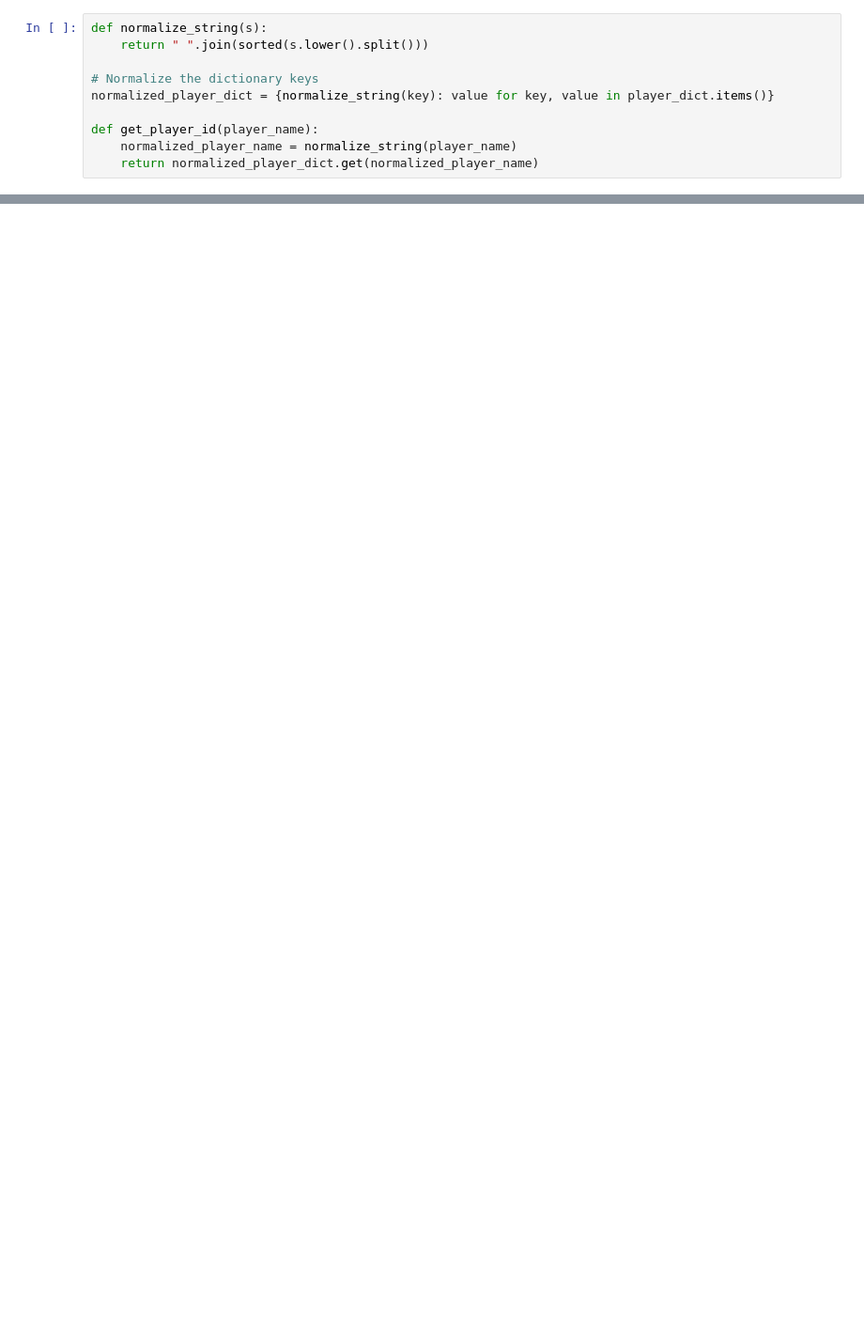
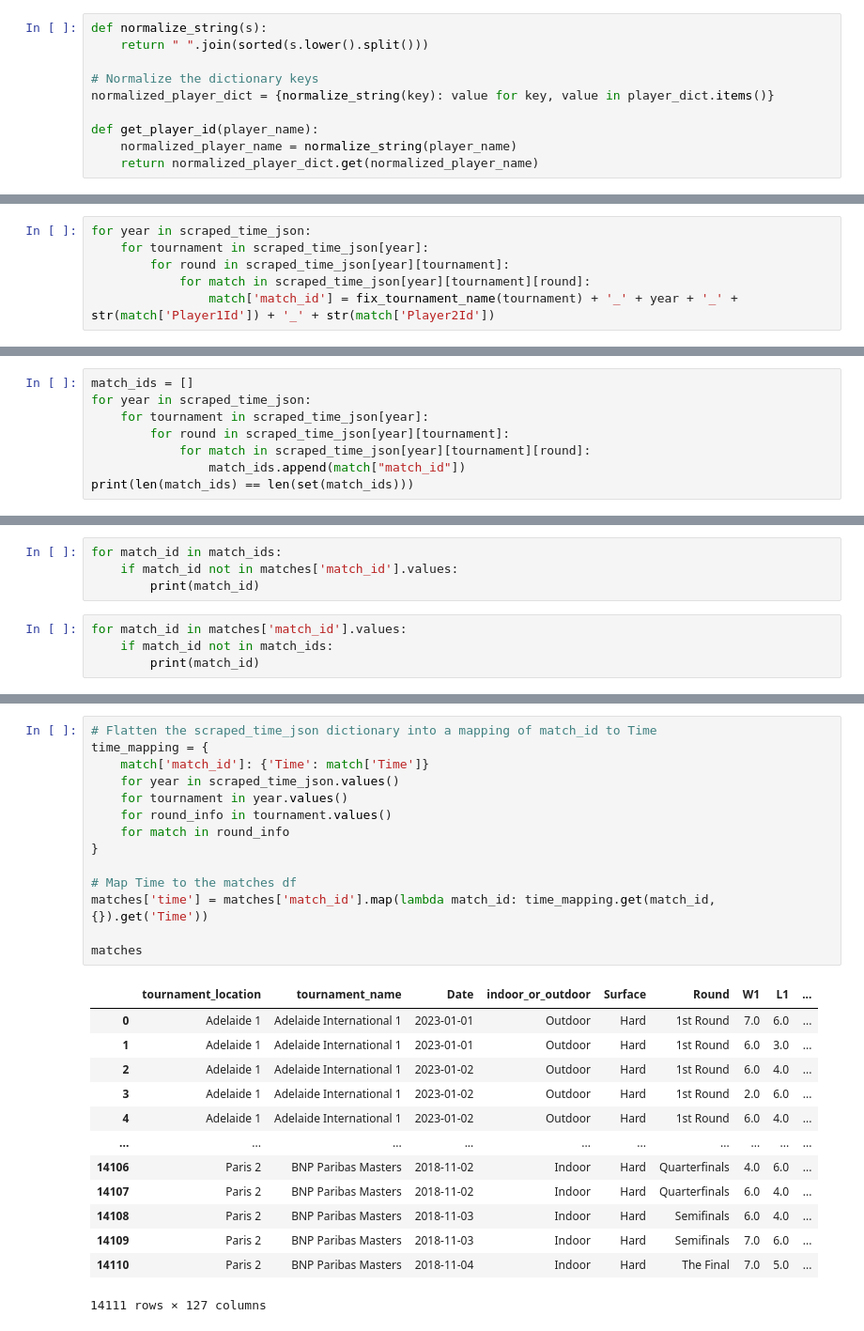
Before and after one commit to KacWNK/Bachelor_Thesis-predicting_results_of_the_tennis_matches_using_machine_learning_models, a Jupyter notebook: src/merging_scraped_time_json.ipynb, the cells around one changed output, grey strips where cells are left out. Shown: that part at 94% size. Drawn from its saved outputs; the diff is of its cells as text; blank space fills up the shorter version.

Commit message:
Finished the scraped time merging, now we have a new matches.csv with time of match column, yey!

```diff
--- a/src/merging_scraped_time_json.ipynb
+++ b/src/merging_scraped_time_json.ipynb
@@ -382,0 +195,6 @@ for match_id in matches_2022['match_id'].values:
+# %%
+for year in scraped_time_json:
+    for tournament in scraped_time_json[year]:
+        for round in scraped_time_json[year][tournament]:
+            for match in scraped_time_json[year][tournament][round]:
+                match['match_id'] = fix_tournament_name(tournament) + '_' + year + '_' + str(match['Player1Id']) + '_' + str(match['Player2Id'])
@@ -382,0 +203,8 @@ for match_id in matches_2022['match_id'].values:
+# %%
+match_ids = []
+for year in scraped_time_json:
+    for tournament in scraped_time_json[year]:
+        for round in scraped_time_json[year][tournament]:
+            for match in scraped_time_json[year][tournament][round]:
+                match_ids.append(match["match_id"])
+print(len(match_ids) == len(set(match_ids)))
@@ -382,0 +215,8 @@ for match_id in matches_2022['match_id'].values:
+# %%
+for match_id in match_ids:
+    if match_id not in matches['match_id'].values:
+        print(match_id)
+# %%
+for match_id in matches['match_id'].values:
+    if match_id not in match_ids:
+        print(match_id)
@@ -382,0 +225,28 @@ for match_id in matches_2022['match_id'].values:
+# %%
+# Flatten the scraped_time_json dictionary into a mapping of match_id to Time
+time_mapping = {
+    match['match_id']: {'Time': match['Time']}
+    for year in scraped_time_json.values()
+    for tournament in year.values()
+    for round_info in tournament.values()
+    for match in round_info
+}
+
+# Map Time to the matches df
+matches['time'] = matches['match_id'].map(lambda match_id: time_mapping.get(match_id, {}).get('Time'))
+
+matches
+# %% [output]
+|  | tournament_location | tournament_name | Date | indoor_or_outdoor | Surface | Round | W1 | L1 | ... |
+| 0 | Adelaide 1 | Adelaide International 1 | 2023-01-01 | Outdoor | Hard | 1st Round | 7.0 | 6.0 | ... |
+| 1 | Adelaide 1 | Adelaide International 1 | 2023-01-01 | Outdoor | Hard | 1st Round | 6.0 | 3.0 | ... |
+| 2 | Adelaide 1 | Adelaide International 1 | 2023-01-02 | Outdoor | Hard | 1st Round | 6.0 | 4.0 | ... |
+| 3 | Adelaide 1 | Adelaide International 1 | 2023-01-02 | Outdoor | Hard | 1st Round | 2.0 | 6.0 | ... |
+| 4 | Adelaide 1 | Adelaide International 1 | 2023-01-02 | Outdoor | Hard | 1st Round | 6.0 | 4.0 | ... |
+| ... | ... | ... | ... | ... | ... | ... | ... | ... | ... |
+| 14106 | Paris 2 | BNP Paribas Masters | 2018-11-02 | Indoor | Hard | Quarterfinals | 4.0 | 6.0 | ... |
+| 14107 | Paris 2 | BNP Paribas Masters | 2018-11-02 | Indoor | Hard | Quarterfinals | 6.0 | 4.0 | ... |
+| 14108 | Paris 2 | BNP Paribas Masters | 2018-11-03 | Indoor | Hard | Semifinals | 6.0 | 4.0 | ... |
+| 14109 | Paris 2 | BNP Paribas Masters | 2018-11-03 | Indoor | Hard | Semifinals | 7.0 | 6.0 | ... |
+| 14110 | Paris 2 | BNP Paribas Masters | 2018-11-04 | Indoor | Hard | The Final | 7.0 | 5.0 | ... |
+14111 rows × 127 columns
```
Also changed, not shown: parts of 61 cells of this notebook, 9 other files.
